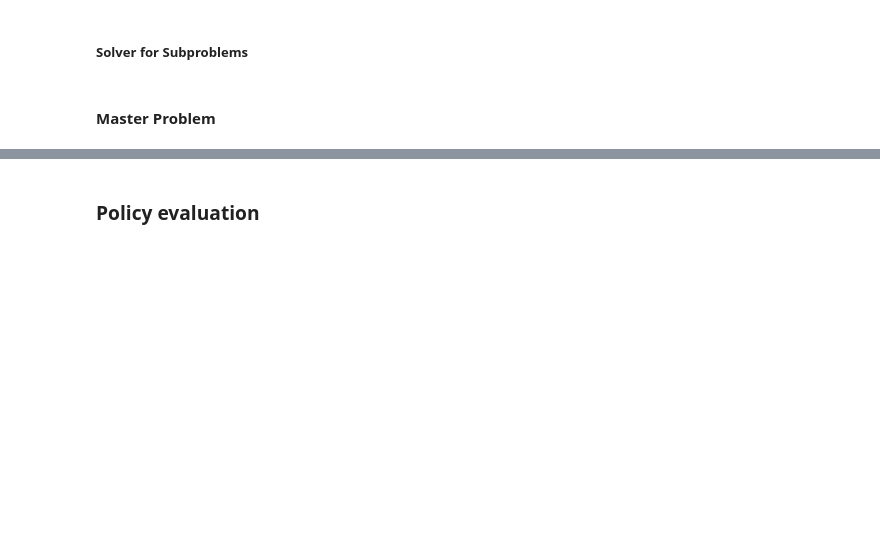
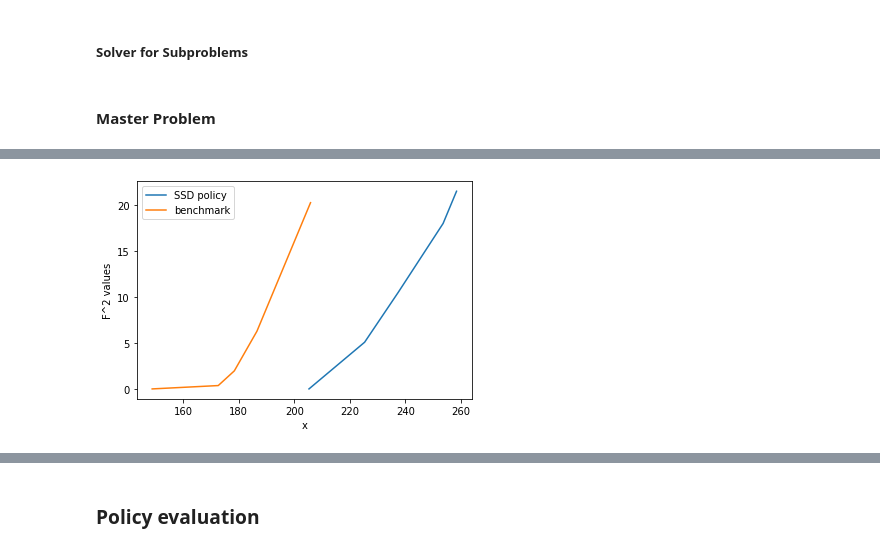
Before and after one commit to songyesog2000/three_stage_stoachstic_programming_w_SSD, a Jupyter notebook: three_stage_multi_item_newsvendor.ipynb, the cells around one changed output, grey strips where cells are left out. Drawn from its saved outputs; the diff is of its cells as text; code cells hidden in the pictures; blank space fills up the shorter version.

```diff
--- a/three_stage_multi_item_newsvendor.ipynb
+++ b/three_stage_multi_item_newsvendor.ipynb
@@ -268,0 +327,8 @@ Best objective 6.533862496514e+02, best bound 6.533862496514e+02, gap 0.0000%
+# %%
+bcm_rst = evaluation_policy(x_1_opt, x_2_opt, scenario)
+expected = 0
+for s in range(S_scenario):
+    expected += bcm_rst['stage_2'][s]['prob']*\
+        sum(bcm_rst['stage_3'][s][l]['current_tot_reward']*bcm_rst['stage_3'][s][l]['prob']\
+            for l in range(L_scenario))
+print(expected)
@@ -801,0 +994,15 @@ print(sigma)
+# %%
+x_1_eval,x_2_eval = x_1,x_2
+x_1_bcm, x_2_bcm = x_1_dummy,x_2_dummy
+u_eval = F2_policy_stage_2(x_1_eval,x_2_eval,scenario)
+u_bcm = F2_policy_stage_2(x_1_bcm, x_2_bcm, scenario)
+sort_keys = sorted(u_eval.keys())
+sort_keys_bcm = sorted(u_bcm.keys())
+plt.plot(sort_keys,[u_eval[_] for _ in sort_keys], label='SSD policy')
+plt.plot(sort_keys_bcm,[u_bcm[_] for _ in sort_keys_bcm], label='benchmark')
+plt.xlabel('x')
+plt.ylabel('F^2 values')
+plt.legend()
+plt.show()
+# %% [output]
+[figure, added]
```
Also changed, not shown: parts of 30 cells of this notebook, 1 other file.
